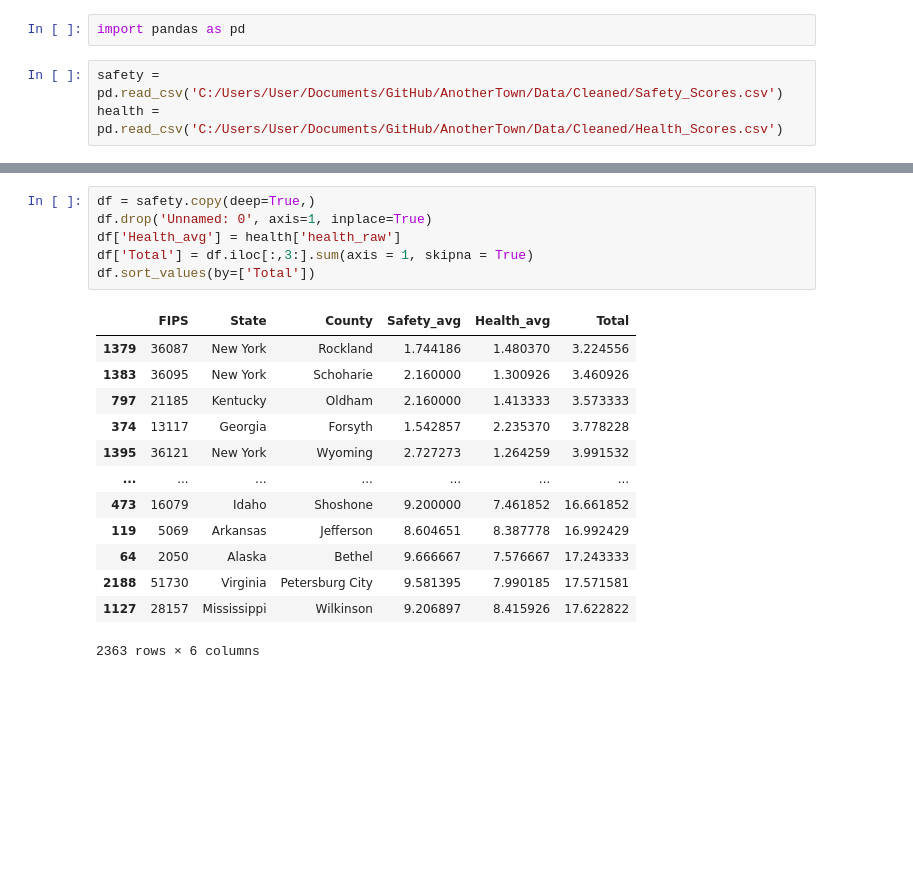
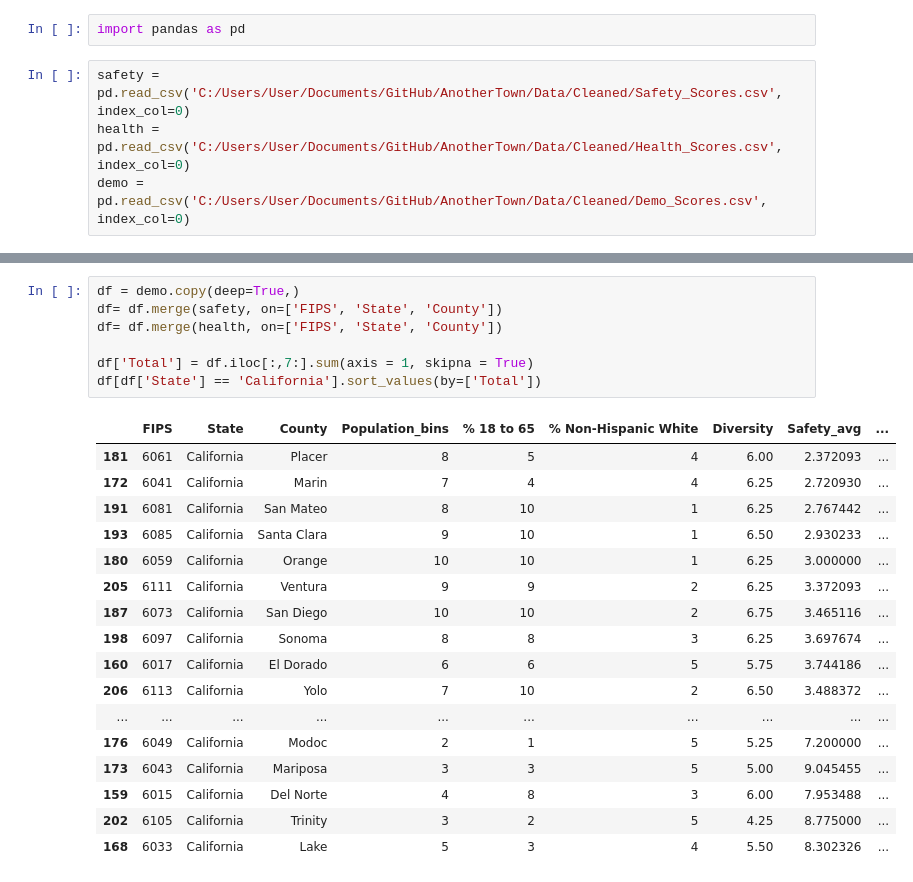
Before and after one commit to buonicannoli/AnotherTown, a Jupyter notebook: Notebooks/Master.ipynb, the cells around one changed output, grey strips where cells are left out. Drawn from its saved outputs; the diff is of its cells as text; blank space fills up the shorter version.

Commit message:
demos

```diff
--- a/Notebooks/Master.ipynb
+++ b/Notebooks/Master.ipynb
@@ -1,5 +1,6 @@
 # %%
 import pandas as pd
 # %%
-safety = pd.read_csv('C:/Users/User/Documents/GitHub/AnotherTown/Data/Cleaned/Safety_Scores.csv')
-health = pd.read_csv('C:/Users/User/Documents/GitHub/AnotherTown/Data/Cleaned/Health_Scores.csv')
+safety = pd.read_csv('C:/Users/User/Documents/GitHub/AnotherTown/Data/Cleaned/Safety_Scores.csv', index_col=0)
+health = pd.read_csv('C:/Users/User/Documents/GitHub/AnotherTown/Data/Cleaned/Health_Scores.csv', index_col=0)
+demo = pd.read_csv('C:/Users/User/Documents/GitHub/AnotherTown/Data/Cleaned/Demo_Scores.csv', index_col=0)
@@ -6,23 +14,28 @@ health = pd.read_csv('C:/Users/User/Documents/GitHub/AnotherTown/Data/Cleaned/He
 # %%
-df = safety.copy(deep=True,)
-df.drop('Unnamed: 0', axis=1, inplace=True)
-df['Health_avg'] = health['health_raw']
-df['Total'] = df.iloc[:,3:].sum(axis = 1, skipna = True)
-df.sort_values(by=['Total'])
+df = demo.copy(deep=True,)
+df= df.merge(safety, on=['FIPS', 'State', 'County'])
+df= df.merge(health, on=['FIPS', 'State', 'County'])
+
+df['Total'] = df.iloc[:,7:].sum(axis = 1, skipna = True)
+df[df['State'] == 'California'].sort_values(by=['Total'])
 # %% [output]
-|  | FIPS | State | County | Safety_avg | Health_avg | Total |
-| 1379 | 36087 | New York | Rockland | 1.744186 | 1.480370 | 3.224556 |
-| 1383 | 36095 | New York | Schoharie | 2.160000 | 1.300926 | 3.460926 |
-| 797 | 21185 | Kentucky | Oldham | 2.160000 | 1.413333 | 3.573333 |
-| 374 | 13117 | Georgia | Forsyth | 1.542857 | 2.235370 | 3.778228 |
-| 1395 | 36121 | New York | Wyoming | 2.727273 | 1.264259 | 3.991532 |
-| ... | ... | ... | ... | ... | ... | ... |
-| 473 | 16079 | Idaho | Shoshone | 9.200000 | 7.461852 | 16.661852 |
-| 119 | 5069 | Arkansas | Jefferson | 8.604651 | 8.387778 | 16.992429 |
-| 64 | 2050 | Alaska | Bethel | 9.666667 | 7.576667 | 17.243333 |
-| 2188 | 51730 | Virginia | Petersburg City | 9.581395 | 7.990185 | 17.571581 |
-| 1127 | 28157 | Mississippi | Wilkinson | 9.206897 | 8.415926 | 17.622822 |
+|  | FIPS | State | County | Population_bins | % 18 to 65 | % Non-Hispanic White | Diversity | Safety_avg | ... |
+| 181 | 6061 | California | Placer | 8 | 5 | 4 | 6.00 | 2.372093 | ... |
+| 172 | 6041 | California | Marin | 7 | 4 | 4 | 6.25 | 2.720930 | ... |
+| 191 | 6081 | California | San Mateo | 8 | 10 | 1 | 6.25 | 2.767442 | ... |
+| 193 | 6085 | California | Santa Clara | 9 | 10 | 1 | 6.50 | 2.930233 | ... |
+| 180 | 6059 | California | Orange | 10 | 10 | 1 | 6.25 | 3.000000 | ... |
+| 205 | 6111 | California | Ventura | 9 | 9 | 2 | 6.25 | 3.372093 | ... |
+| 187 | 6073 | California | San Diego | 10 | 10 | 2 | 6.75 | 3.465116 | ... |
+| 198 | 6097 | California | Sonoma | 8 | 8 | 3 | 6.25 | 3.697674 | ... |
+| 160 | 6017 | California | El Dorado | 6 | 6 | 5 | 5.75 | 3.744186 | ... |
+| 206 | 6113 | California | Yolo | 7 | 10 | 2 | 6.50 | 3.488372 | ... |
+| ... | ... | ... | ... | ... | ... | ... | ... | ... | ... |
+| 176 | 6049 | California | Modoc | 2 | 1 | 5 | 5.25 | 7.200000 | ... |
+| 173 | 6043 | California | Mariposa | 3 | 3 | 5 | 5.00 | 9.045455 | ... |
+| 159 | 6015 | California | Del Norte | 4 | 8 | 3 | 6.00 | 7.953488 | ... |
+| 202 | 6105 | California | Trinity | 3 | 2 | 5 | 4.25 | 8.775000 | ... |
+| 168 | 6033 | California | Lake | 5 | 3 | 4 | 5.50 | 8.302326 | ... |
-2363 rows × 6 columns
 # %%
 df[df['County'].isin(['San Diego', 'Los Angeles', 'Ventura', 'Multnomah', 'Teton', 'St. Louis'])]
 # %% [output]
```
Also changed, not shown: parts of 3 cells of this notebook, 3 other files.
